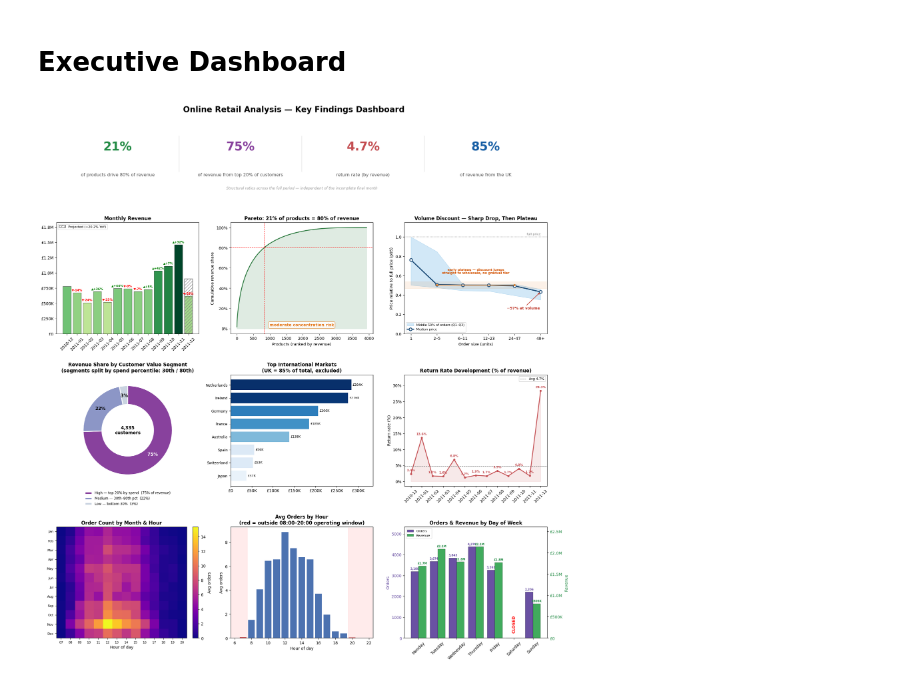
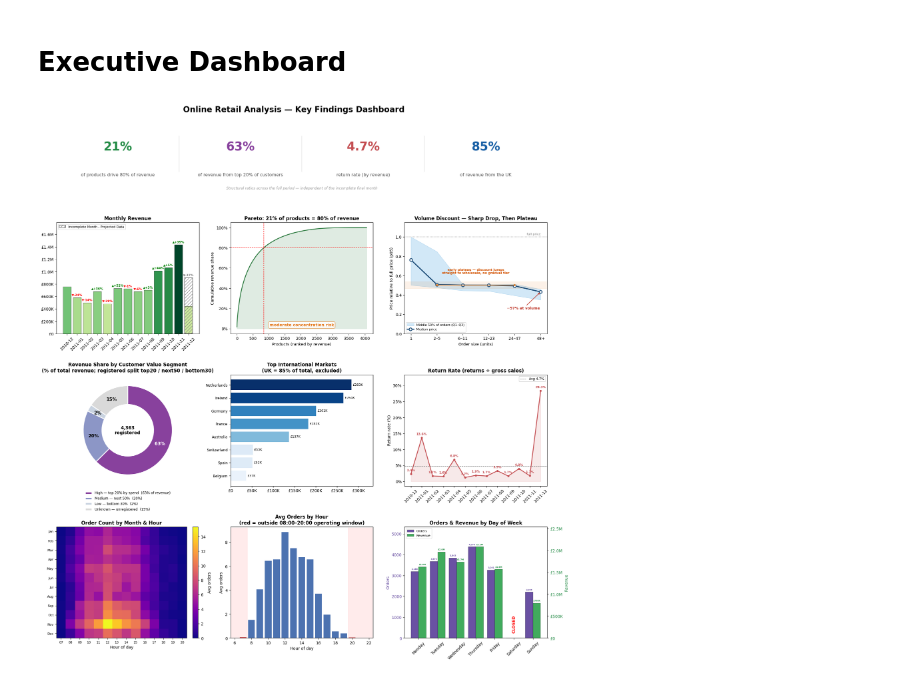
Before and after one commit to filipburger/retail_analysis, a Jupyter notebook: retail_analysis.ipynb, the cells around one changed output. Drawn from its saved outputs; the diff is of its cells as text; code cells hidden in the pictures.

```diff
--- a/retail_analysis.ipynb
+++ b/retail_analysis.ipynb
@@ -236,11 +323,11 @@ df['TotalPrice'] = df['Quantity'] * df['UnitPrice']
 
 # Change data type, usual int is not able to handle NaN
 df['CustomerID'] = df['CustomerID'].astype('Int64').astype(str)
-# Pantas change numpy Nan for floats into int and str pd native '<NA>'
+# Pandas change numpy Nan for floats into int and str pd native '<NA>'
 # replace it with uknown to acknoledge missing values and avod unwanted
 # default drops in group by
-df['CustomerID'] = df['CustomerID'].replace('<NA>', 'Unknown')
-df[df['CustomerID'] == '<NA>']
+df['CustomerID'] = df['CustomerID'].fillna('Unknown')
+
 
 # to handle returns
 df['IsReturn'] = df['Quantity'] < 0
@@ -3872,7 +3960,11 @@ import matplotlib as mpl
 import numpy as np
 import pandas as pd
 
+# Two revenue bases, applied deliberately per panel:
+#   sales      = GROSS  (returns excluded) — order counts, price/discount, timing
+#   sales_net  = NET    (returns included) — anything labelled "revenue"
 sales = df[df['IsProduct'] & ~df['IsReturn']].copy()
+sales_net = df[df['IsProduct']].copy()
 
 def gbp(x, _=None):
     if abs(x) >= 1e6: return f'£{x/1e6:.1f}M'
@@ -3910,15 +4002,14 @@ gs = fig.add_gridspec(4, 3, height_ratios=[0.5, 1, 1, 1], hspace=0.42, wspace=0.
 kpi_ax = fig.add_subplot(gs[0, :])
 kpi_ax.axis('off')
 
-_prodrev = sales.groupby('StockCode')['TotalPrice'].sum().sort_values(ascending=False)
+_prodrev = sales_net.groupby('StockCode')['TotalPrice'].sum().sort_values(ascending=False)
 _cum = _prodrev.cumsum() / _prodrev.sum()
 _pareto = (int((_cum <= 0.8).sum()) + 1) / len(_prodrev)
-_cust = sales[sales['CustomerID'] != 'Unknown'].groupby('CustomerID')['TotalPrice'].sum()
-_top20 = _cust[_cust >= _cust.quantile(0.8)].sum() / _cust.sum()
-_base = sales.groupby('StockCode')['UnitPrice'].quantile(0.95)
-_alltx = df[df['IsProduct']]
-_ret = abs(_alltx[_alltx['Quantity'] < 0]['TotalPrice'].sum()) / _alltx[_alltx['Quantity'] > 0]['TotalPrice'].sum() * 100
-_uk = sales[sales['Country'] == 'United Kingdom']['TotalPrice'].sum() / sales['TotalPrice'].sum()
+_cust = sales_net[sales_net['CustomerID'] != 'Unknown'].groupby('CustomerID')['TotalPrice'].sum()
+_top20 = _cust[_cust >= _cust.quantile(0.8)].sum() / sales_net['TotalPrice'].sum()
+# return rate uses GROSS sales as denominator (standard definition)
+_ret = abs(sales_net[sales_net['Quantity'] < 0]['TotalPrice'].sum()) / sales['TotalPrice'].sum() * 100
+_uk = sales_net[sales_net['Country'] == 'United Kingdom']['TotalPrice'].sum() / sales_net['TotalPrice'].sum()
 
 _kpis = [
     (f'{_pareto:.0%}', 'of products drive 80% of revenue', '#238b45'),
@@ -3950,7 +4041,7 @@ fig.suptitle('Online Retail Analysis — Key Findings Dashboard',
 
 # 1) Monthly revenue — green + MoM triangles + projection
 ax = axes[0, 0]
-mrev = sales.groupby(sales['InvoiceDateTime'].dt.to_period('M'))['TotalPrice'].sum()
+mrev = sales_net.groupby(sales_net['InvoiceDateTime'].dt.to_period('M'))['TotalPrice'].sum()
 mrev.index = mrev.index.astype(str)
 mom = mrev.pct_change()
 cmap = mpl.colormaps['YlGn']
@@ -3960,13 +4051,18 @@ ax.bar(mrev.index, mrev.values, color=[cmap(norm(v)) for v in mrev.values],
 try:
     ax.bar(mrev.index[-1], projected_dec_2011_revenue, color='none',
            edgecolor='grey', hatch='///', lw=1.5,
-           label=f'Projected (+{yoy_growth:.1%} YoY)')
+           label=f'Incomplete Month - Projected Data')
     ax.legend(fontsize=8, loc='upper left')
+    proj_g = projected_dec_2011_revenue / mrev.values[-2] - 1
+    ax.text(len(mrev) - 1, projected_dec_2011_revenue + mrev.max() * 0.02,
+            f'{"▲" if proj_g >= 0 else "▼"}{proj_g:+.0%}',
+            ha='center', fontsize=7.5, color='grey', fontweight='bold')
 except NameError:
     pass
 for i, (m, v) in enumerate(zip(mrev.index, mrev.values)):
     g = mom[m]
     if pd.isna(g): continue
+    if i == len(mrev) - 1: continue  # last bar handled by projection label
     c = 'green' if g >= 0 else 'red'
     ax.text(i, v + mrev.max() * 0.02, f'{"▲" if g>=0 else "▼"}{g:+.0%}',
             ha='center', fontsize=7.5, color=c, fontweight='bold')
@@ -3975,9 +4071,10 @@ ax.yaxis.set_major_formatter(mticker.FuncFormatter(gbp))
 ax.set_ylim(top=mrev.max() * 1.25)
 ax.tick_params(axis='x', rotation=45)
 
-# 2) Pareto
+# 2) Pareto — net revenue concentration (returns included)
 ax = axes[0, 1]
-psorted = products['TotalPrice'].sort_values(ascending=False).reset_index(drop=True)
+psorted = (sales_net.groupby('StockCode')['TotalPrice'].sum()
+           .sort_values(ascending=False).reset_index(drop=True))
 cum = psorted.cumsum() / psorted.sum()
 n80 = int((cum <= 0.8).sum()) + 1
 ax.plot(range(1, len(cum) + 1), cum.values, color='#2c7a3f', lw=2)
@@ -4049,38 +4146,48 @@ ax.set_ylim(0, 1.15)
 ax.legend(fontsize=8, loc='lower left')
 
 # 4) Revenue share by CUSTOMER value segment — donut (part-to-whole)
+#    Shares are of TOTAL revenue (Unknown included as its own slice) so the
+#    figures match the body customer_segments table. Registered customers are
+#    split top20 / next50 / bottom30 by spend.
 ax = axes[1, 0]
-cust = sales[sales['CustomerID'] != 'Unknown'].groupby('CustomerID')['TotalPrice'].sum()
-q30, q80 = cust.quantile(0.3), cust.quantile(0.8)
-seg = pd.cut(cust, [-np.inf, q30, q80, np.inf], labels=['Low', 'Medium', 'High'])
-seg_share = cust.groupby(seg, observed=True).sum() / cust.sum()
-seg_n = cust.groupby(seg, observed=True).size()
-seg_colors = ['#c9d3e0', '#8c96c6', '#88419d']
-order = ['High', 'Medium', 'Low']  # largest first for clean donut
-shares = [seg_share[s] for s in order]
-cols = {'Low': '#c9d3e0', 'Medium': '#8c96c6', 'High': '#88419d'}
+reg = sales_net[sales_net['CustomerID'] != 'Unknown'].groupby('CustomerID')['TotalPrice'].sum()
+q30, q80 = reg.quantile(0.3), reg.quantile(0.8)
+seg = pd.cut(reg, [-np.inf, q30, q80, np.inf], labels=['Low', 'Medium', 'High'])
+total_rev = sales_net['TotalPrice'].sum()  # includes Unknown
+seg_rev = reg.groupby(seg, observed=True).sum()
+unknown_rev = sales_net[sales_net['CustomerID'] == 'Unknown']['TotalPrice'].sum()
+shares_abs = {
+    'High': seg_rev['High'] / total_rev,
+    'Medium': seg_rev['Medium'] / total_rev,
+    'Low': seg_rev['Low'] / total_rev,
+    'Unknown': unknown_rev / total_rev,
+}
+seg_n = reg.groupby(seg, observed=True).size()
+order = ['High', 'Medium', 'Low', 'Unknown']
+cols = {'High': '#88419d', 'Medium': '#8c96c6', 'Low': '#c9d3e0', 'Unknown': '#d9d9d9'}
+shares = [shares_abs[s] for s in order]
 wedges, _, autotexts = ax.pie(
     shares, colors=[cols[s] for s in order], startangle=90,
     counterclock=False, autopct=lambda p: f'{p:.0f}%',
     pctdistance=0.78, wedgeprops=dict(width=0.42, edgecolor='white', linewidth=2),
     textprops=dict(fontsize=11, fontweight='bold'))
 autotexts[0].set_color('white')
-ax.text(0, 0, f'{int(seg_n.sum()):,}\ncustomers', ha='center', va='center',
+ax.text(0, 0, f'{int(seg_n.sum()):,}\nregistered', ha='center', va='center',
         fontsize=11, fontweight='bold')
-# legend explains the percentile split
 legend_labels = [
-    f'High — top 20% by spend  ({seg_share["High"]:.0%} of revenue)',
-    f'Medium — 30th–80th pct  ({seg_share["Medium"]:.0%})',
-    f'Low — bottom 30%  ({seg_share["Low"]:.0%})']
+    f'High — top 20% by spend  ({shares_abs["High"]:.0%} of revenue)',
+    f'Medium — next 50%  ({shares_abs["Medium"]:.0%})',
+    f'Low — bottom 30%  ({shares_abs["Low"]:.0%})',
+    f'Unknown — unregistered  ({shares_abs["Unknown"]:.0%})']
 ax.legend(wedges, legend_labels, loc='upper center',
           bbox_to_anchor=(0.5, -0.02), fontsize=8.5, frameon=False)
 ax.set_title('Revenue Share by Customer Value Segment\n'
-             '(segments split by spend percentile: 30th / 80th)',
+             '(% of total revenue; registered split top20 / next50 / bottom30)',
              fontweight='bold')
 
 # 5) International markets breakdown (UK share in title)
 ax = axes[1, 1]
-ctry = sales.groupby('Country')['TotalPrice'].sum().sort_values(ascending=False)
+ctry = sales_net.groupby('Country')['TotalPrice'].sum().sort_values(ascending=False)
 uk = ctry.get('United Kingdom', 0)
 intl = ctry[ctry.index != 'United Kingdom']
 intl_top = intl.head(8).sort_values()
@@ -4114,7 +4221,7 @@ for xi, yi in zip(range(len(ret_rate)), ret_rate.values):
                 fontweight='bold')
 avg = (returned.sum() / gross.sum()) * 100
 ax.axhline(avg, color='grey', ls='--', lw=1, label=f'Avg {avg:.1f}%')
-ax.set_title('Return Rate Development (% of revenue)', fontweight='bold')
+ax.set_title('Return Rate (returns ÷ gross sales)', fontweight='bold')
 ax.set_ylabel('Return rate (%)')
 ax.yaxis.set_major_formatter(mticker.FuncFormatter(lambda x, _: f'{x:.0f}%'))
 ax.set_ylim(top=ret_rate.max() * 1.18)
@@ -4155,39 +4262,39 @@ ax.set_xlabel('Hour of day'); ax.set_ylabel('Avg orders')
 ax.set_xlim(5.5, 22.5)
 ax.set_xticks(range(6, 23, 2))
 
-# 9) Day-of-week: orders vs revenue grouped, Saturday CLOSED, value labels
+# 9) Day-of-week: orders (gross) vs revenue (net), Saturday CLOSED, value labels
 ax = axes[2, 2]
-dow = sales.groupby(sales['InvoiceDateTime'].dt.day_name()).agg(
-    Orders=('InvoiceNo', 'nunique'),
-    Revenue=('TotalPrice', 'sum')).reindex(day_order)
+dow_orders = sales.groupby(sales['InvoiceDateTime'].dt.day_name())['InvoiceNo'].nunique()
+dow_rev = sales_net.groupby(sales_net['InvoiceDateTime'].dt.day_name())['TotalPrice'].sum()
+dow = pd.DataFrame({'Orders': dow_orders, 'Revenue': dow_rev}).reindex(day_order)
 x = np.arange(len(day_order)); w = 0.4
 b1 = ax.bar(x - w/2, dow['Orders'].fillna(0), w, color='#6a51a3',
             edgecolor='black', linewidth=0.3, label='Orders')
 ax.set_ylabel('Orders', color='#6a51a3')
 ax.tick_params(axis='y', labelcolor='#6a51a3')
 ax.set_ylim(top=dow['Orders'].max() * 1.22)
 for i, v in enumerate(dow['Orders'].fillna(0)):
     if v > 0:
         ax.text(i - w/2, v + dow['Orders'].max() * 0.02, f'{int(v):,}',
-                ha='center', fontsize=7, color='#6a51a3', fontweight='bold')
+                ha='center', fontsize=5, color='#6a51a3', fontweight='bold')
 ax2 = ax.twinx()
 b2 = ax2.bar(x + w/2, dow['Revenue'].fillna(0), w, color='#41ab5d',
              edgecolor='black', linewidth=0.3, label='Revenue')
 ax2.set_ylabel('Revenue', color='#238b45')
 ax2.tick_params(axis='y', labelcolor='#238b45')
 ax2.yaxis.set_major_formatter(mticker.FuncFormatter(gbp))
 ax2.set_ylim(top=dow['Revenue'].max() * 1.22)
 for i, v in enumerate(dow['Revenue'].fillna(0)):
     if v > 0:
         ax2.text(i + w/2, v + dow['Revenue'].max() * 0.02, gbp(v),
-                 ha='center', fontsize=7, color='#238b45', fontweight='bold')
+                 ha='center', fontsize=5, color='#238b45', fontweight='bold')
 sat = day_order.index('Saturday')
 ax.text(sat, dow['Orders'].max() * 0.15, 'CLOSED', rotation=90,
         ha='center', va='center', color='red', fontweight='bold', fontsize=10)
 ax.set_xticks(x); ax.set_xticklabels(day_order, rotation=45)
 ax.set_title('Orders & Revenue by Day of Week', fontweight='bold')
 ax.legend([b1, b2], ['Orders', 'Revenue'], fontsize=8, loc='upper left')
 
 plt.show()
 # %% [output]
-[figure, old version]
+[figure, new version]
```
Also changed, not shown: parts of 34 cells of this notebook.
